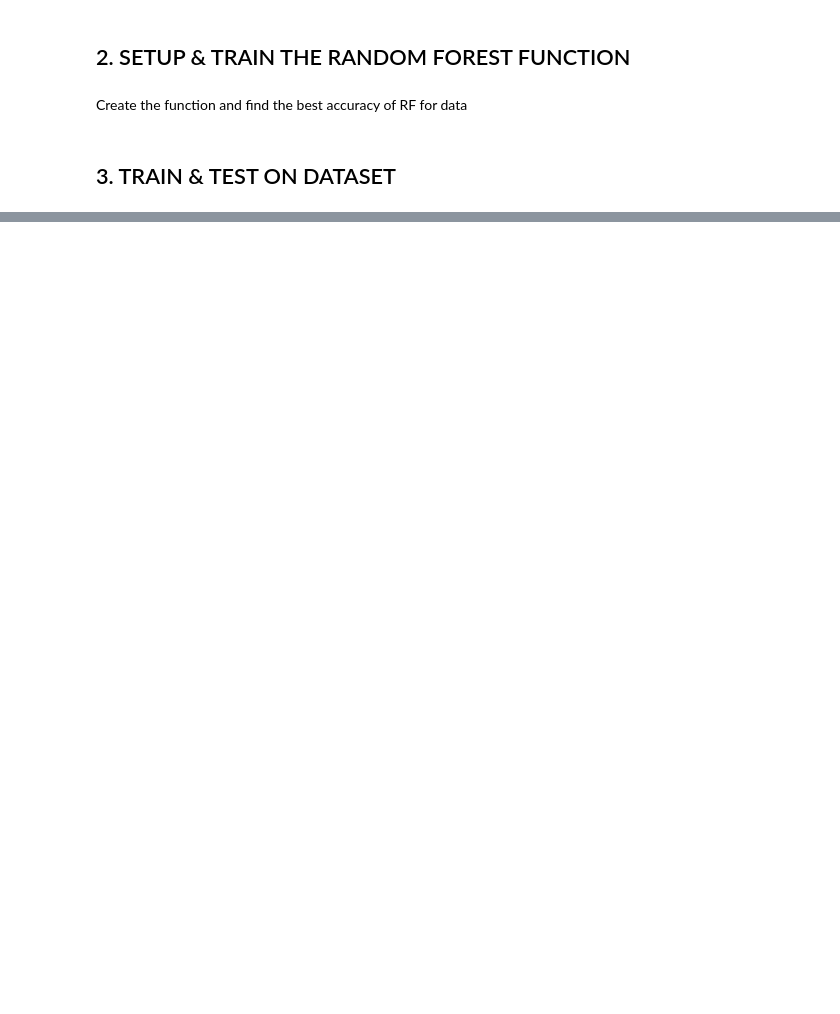
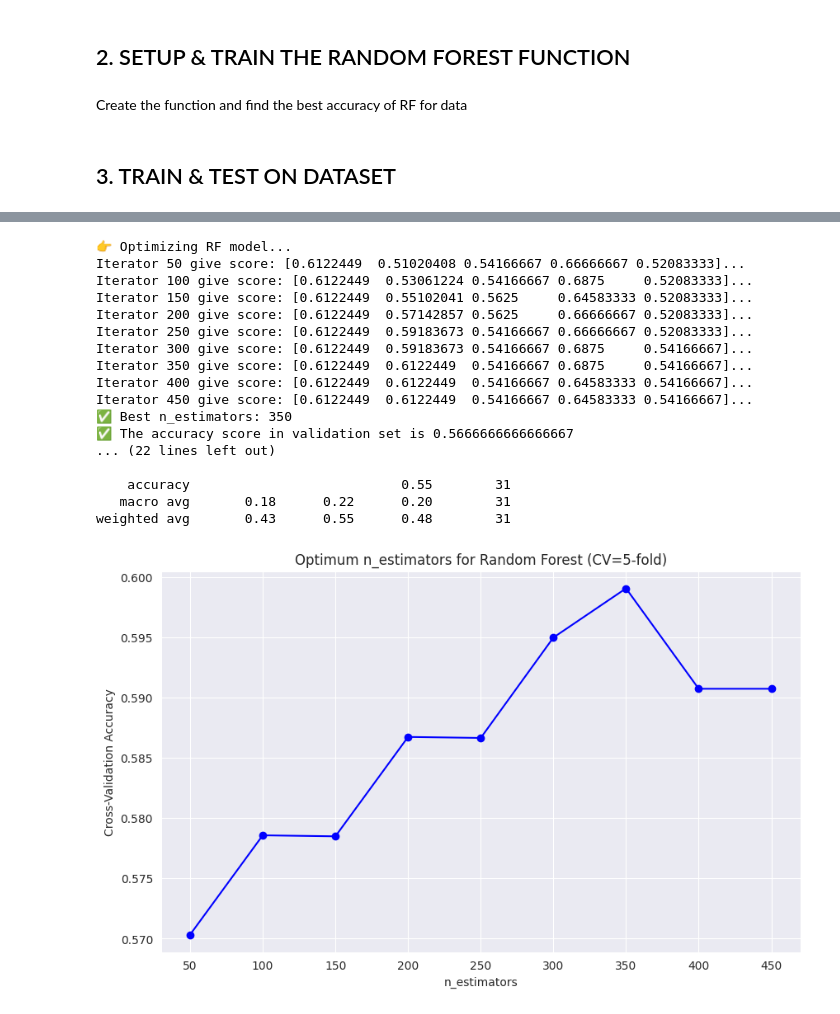
Before and after one commit to isenginer/AIVN_Project4.2_Heart_Disease, a Jupyter notebook: notebooks/RF_model_processing.ipynb, the cells around one changed output, grey strips where cells are left out. Drawn from its saved outputs; the diff is of its cells as text; code cells hidden in the pictures; blank space fills up the shorter version.

```diff
--- a/notebooks/RF_model_processing.ipynb
+++ b/notebooks/RF_model_processing.ipynb
@@ -155,0 +150,22 @@ weighted avg       0.49      0.55      0.52        31
+# %%
+rf_model, acc, best_parameters = evaluate_val_rf(X_fe_dt_train, y_fe_dt_train, X_fe_dt_val, y_fe_dt_val)
+test_acc = evaluate_test_rf(rf_model, X_fe_dt_test, y_fe_dt_test)
+# %% [output]
+👉 Optimizing RF model...
+Iterator 50 give score: [0.6122449  0.51020408 0.54166667 0.66666667 0.52083333]...
+Iterator 100 give score: [0.6122449  0.53061224 0.54166667 0.6875     0.52083333]...
+Iterator 150 give score: [0.6122449  0.55102041 0.5625     0.64583333 0.52083333]...
+Iterator 200 give score: [0.6122449  0.57142857 0.5625     0.66666667 0.52083333]...
+Iterator 250 give score: [0.6122449  0.59183673 0.54166667 0.66666667 0.52083333]...
+Iterator 300 give score: [0.6122449  0.59183673 0.54166667 0.6875     0.54166667]...
+Iterator 350 give score: [0.6122449  0.6122449  0.54166667 0.6875     0.54166667]...
+Iterator 400 give score: [0.6122449  0.6122449  0.54166667 0.64583333 0.54166667]...
+Iterator 450 give score: [0.6122449  0.6122449  0.54166667 0.64583333 0.54166667]...
+✅ Best n_estimators: 350
+✅ The accuracy score in validation set is 0.5666666666666667
+... (22 lines left out)
+
+    accuracy                           0.55        31
+   macro avg       0.18      0.22      0.20        31
+weighted avg       0.43      0.55      0.48        31
+[figure, added]
```
Also changed, not shown: parts of 6 cells of this notebook, 2 other files.
